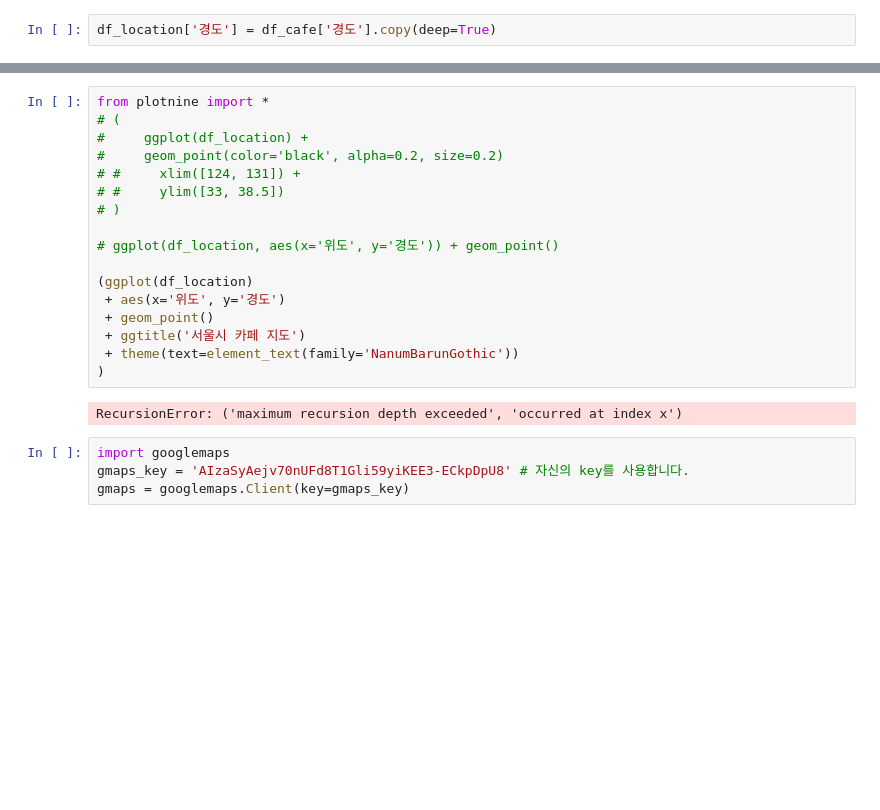
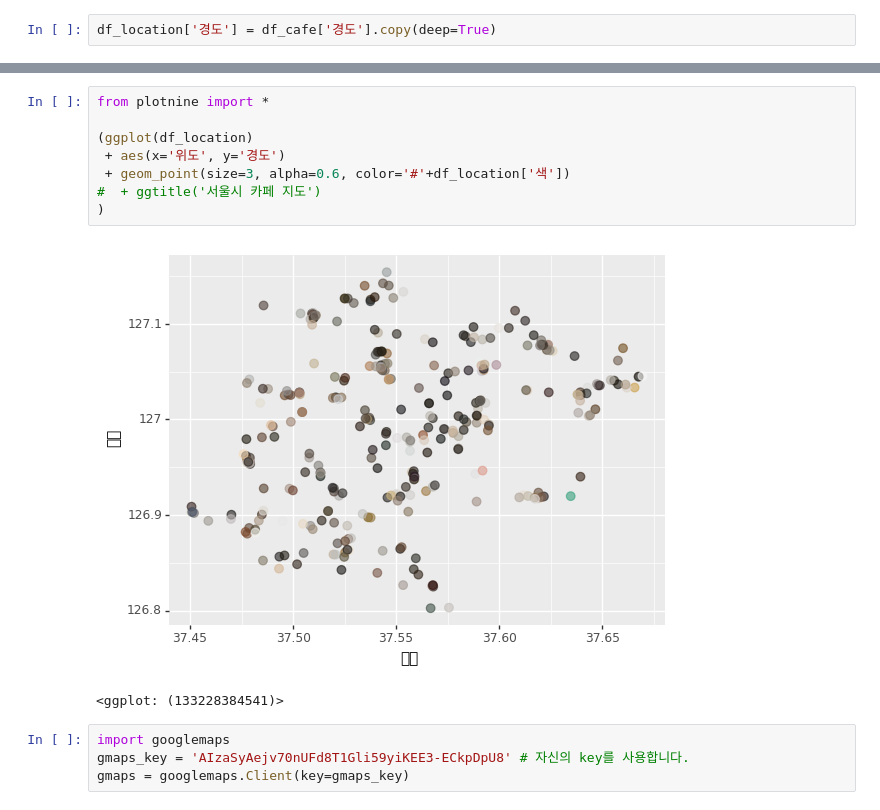
Before and after one commit to dataitgirls2/m3-B, a Jupyter notebook: image_cluster/code_ggplot_soryeong_ver01.ipynb, the cells around one changed output, grey strips where cells are left out. Saved outputs shown, nothing was run; the diff lists cells and outputs as text; blank space fills up the shorter version.

Commit message:
update the ggplot map

```diff
--- a/image_cluster/code_ggplot_soryeong_ver01.ipynb
+++ b/image_cluster/code_ggplot_soryeong_ver01.ipynb
@@ -162,22 +165,14 @@ df_location.head()
 # %%
 from plotnine import *
-# (
-#     ggplot(df_location) +
-#     geom_point(color='black', alpha=0.2, size=0.2)
-# #     xlim([124, 131]) +
-# #     ylim([33, 38.5])
-# )
-
-# ggplot(df_location, aes(x='위도', y='경도')) + geom_point()
 
 (ggplot(df_location)
  + aes(x='위도', y='경도')
- + geom_point()
- + ggtitle('서울시 카페 지도')
- + theme(text=element_text(family='NanumBarunGothic'))
+ + geom_point(size=3, alpha=0.6, color='#'+df_location['색'])
+#  + ggtitle('서울시 카페 지도')
 )
 # %% [output]
+[figure, added]
-RecursionError: ('maximum recursion depth exceeded', 'occurred at index x')
+<ggplot: (133228384541)>
 # %%
 import googlemaps
 gmaps_key = 'AIzaSyAejv70nUFd8T1Gli59yiKEE3-ECkpDpU8' # 자신의 key를 사용합니다.
```
Also changed, not shown: parts of 5 cells of this notebook.
